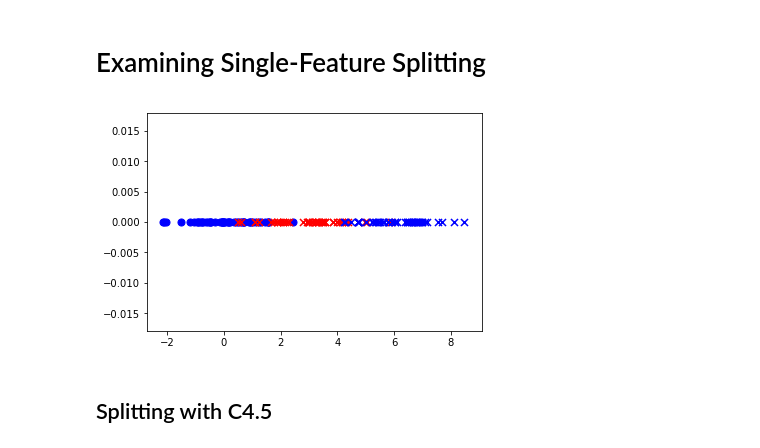
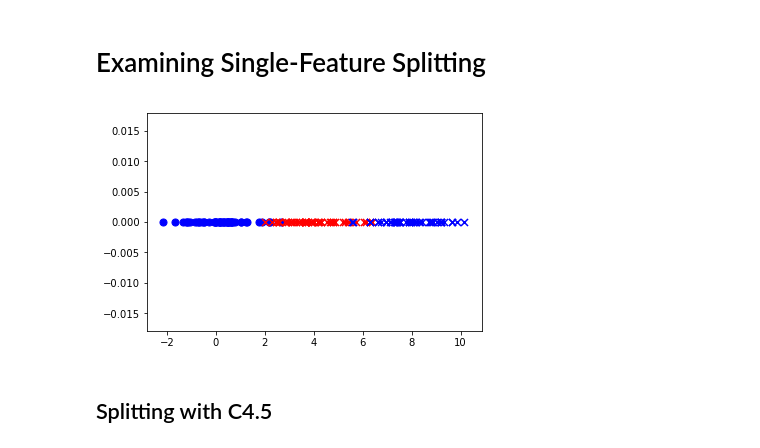
Before and after one commit to jamshids/decision-trees, a Jupyter notebook: GeneralNotes.ipynb, the cells around one changed output. Cells and saved outputs as stored; diff of their text form; code cells hidden in the pictures.

```diff
--- a/GeneralNotes.ipynb
+++ b/GeneralNotes.ipynb
@@ -15,22 +18,22 @@ import objective_builders
 # %%
 # generate two-gaussian data samples
 # class one
 n1 = 50
 n2 = 50
 n3 = 50
 X1 = 1.1*np.random.randn(n1)
-X2 = np.random.randn(n2) + 3
-X3 = np.random.randn(n2) + 6
+X2 = np.random.randn(n2) + 4
+X3 = np.random.randn(n2) + 8
 
 plt.scatter(X1, np.zeros(n1), marker='o', color='b', s=50)
 plt.scatter(X2, np.zeros(n2), marker='x', color='r', s=50)
 plt.scatter(X3, np.zeros(n3), marker='x', color='b', s=50)
 
 X = np.concatenate((X1,X3,X2))
 labels = np.ones(len(X))
 labels[len(X1)+len(X3):] = 2
 # %% [output]
-[figure, old version]
+[figure, new version]
 # %% [markdown]
 ## Splitting with C4.5
 # %%
```
Also changed, not shown: parts of 49 cells of this notebook.
